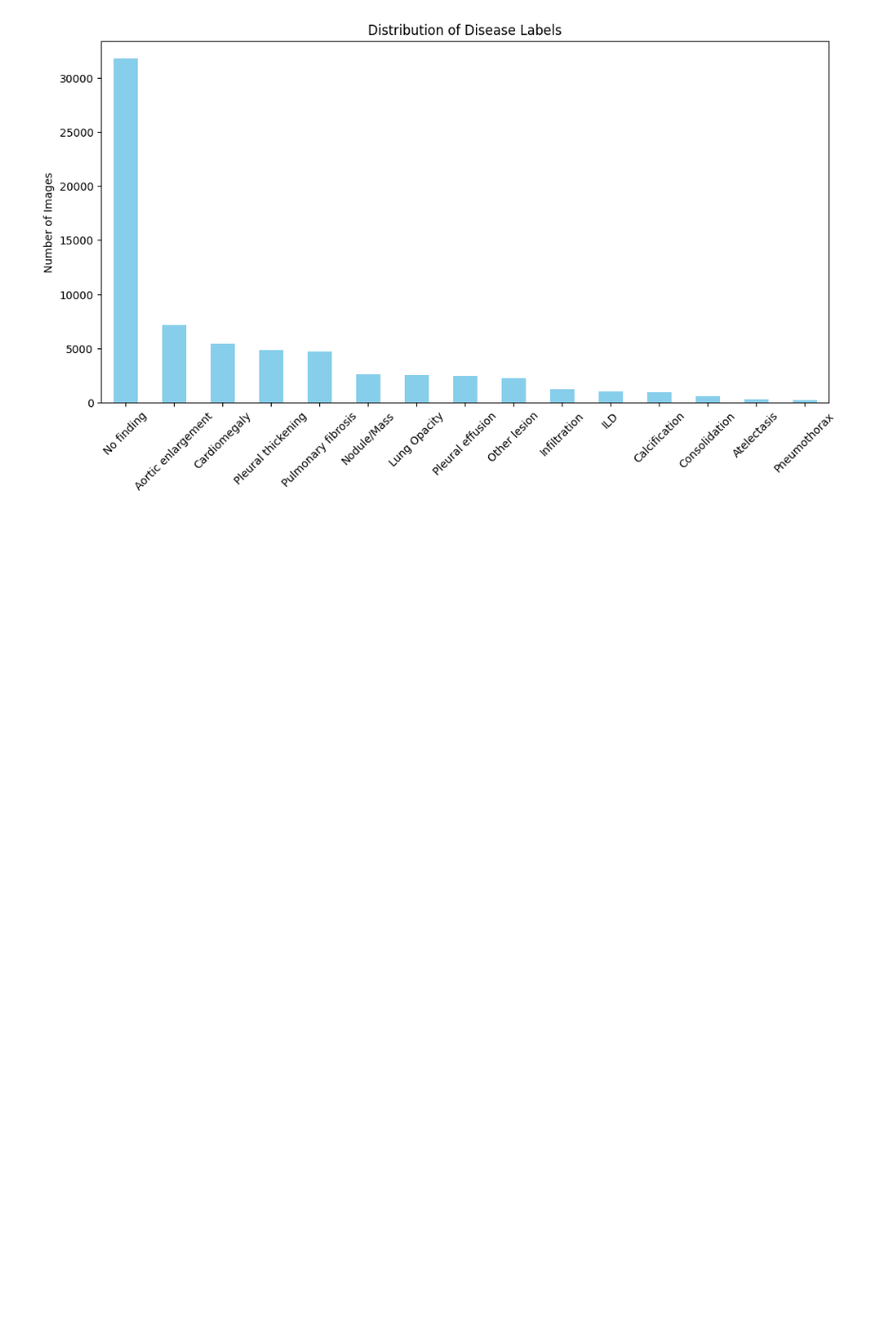
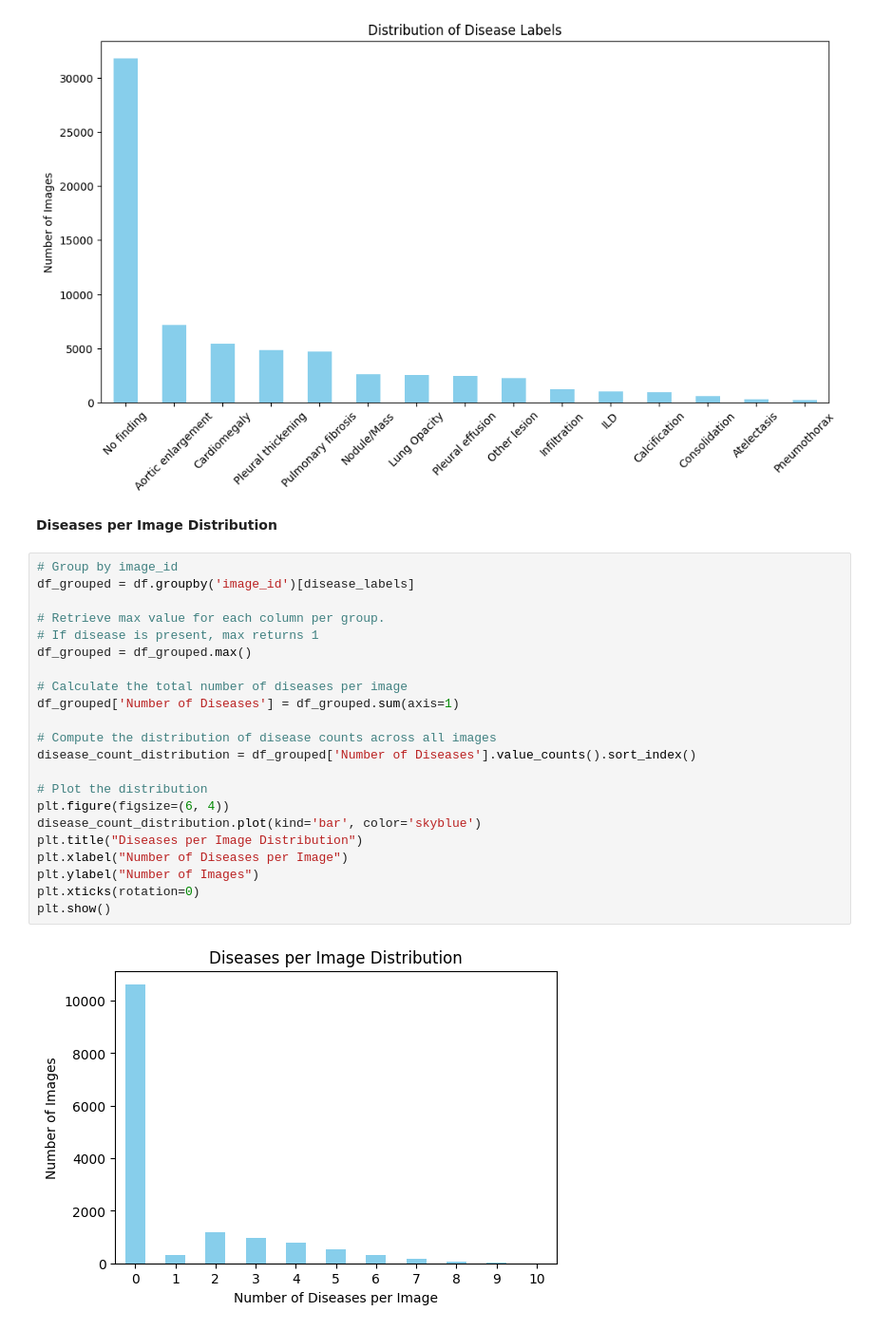
Before and after one commit to bjorneme/master-thesis, a Jupyter notebook: EDA/VinDr-CXR_EDA.ipynb, the cells around one changed output. Shown at 95% size. Cells and saved outputs as stored; diff of their text form; blank space fills up the shorter version.

```diff
--- a/EDA/VinDr-CXR_EDA.ipynb
+++ b/EDA/VinDr-CXR_EDA.ipynb
@@ -106,3 +106,29 @@ plt.title('Distribution of Disease Labels')
 plt.show()
 # %% [output]
 [figure]
+# %% [markdown]
+**Diseases per Image Distribution**
+# %%
+# Group by image_id
+df_grouped = df.groupby('image_id')[disease_labels]
+
+# Retrieve max value for each column per group.
+# If disease is present, max returns 1
+df_grouped = df_grouped.max()
+
+# Calculate the total number of diseases per image
+df_grouped['Number of Diseases'] = df_grouped.sum(axis=1)
+
+# Compute the distribution of disease counts across all images
+disease_count_distribution = df_grouped['Number of Diseases'].value_counts().sort_index()
+
+# Plot the distribution
+plt.figure(figsize=(6, 4))
+disease_count_distribution.plot(kind='bar', color='skyblue')
+plt.title("Diseases per Image Distribution")
+plt.xlabel("Number of Diseases per Image")
+plt.ylabel("Number of Images")
+plt.xticks(rotation=0)
+plt.show()
+# %% [output]
+[figure, added]
```
Also changed, not shown: 1 other file.
